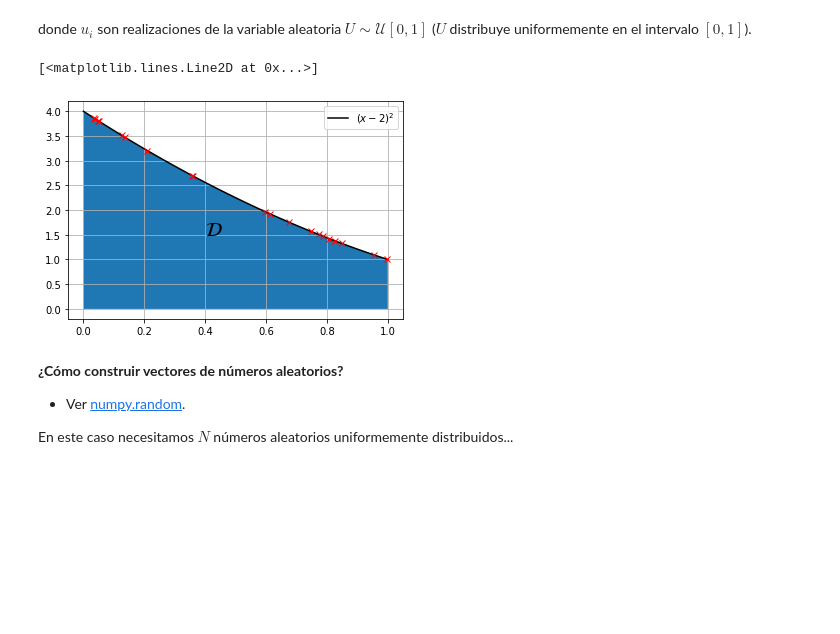
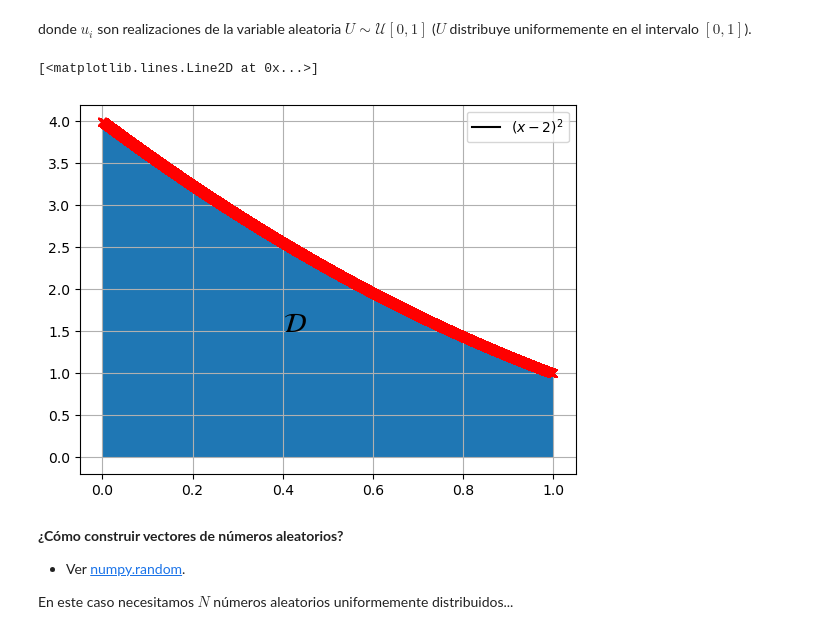
Before and after one commit to ErikVegaC/hello-world, a Jupyter notebook: 03 IntegracionMontecarlo .ipynb, the cells around one changed output. Drawn from its saved outputs; the diff is of its cells as text; code cells hidden in the pictures; blank space fills up the shorter version.

```diff
--- a/03 IntegracionMontecarlo .ipynb
+++ b/03 IntegracionMontecarlo .ipynb
@@ -96,19 +96,21 @@ $$A(\mathcal{D})=\int_{0}^{1}(x-2)^2\text{d}x=\int_{0}^{1}f(x)\text{d}x\approx \
 # %% [markdown]
 donde $u_i$ son realizaciones de la variable aleatoria $U\sim\mathcal{U}\left[0,1\right]$ ($U$ distribuye uniformemente en el intervalo $\left[0,1\right]$).
 # %%
+
+
 plt.figure()
 plt.plot(x, y, "k", label="$(x-2)^2$")
 plt.text(0.4, 1.5, "$\mathcal{D}$", fontsize=20)
 plt.fill_between(x, y)
 plt.legend(loc="best")
 plt.grid()
 
-N = 20
+N = 20000
 u = np.random.rand(N)
 plt.plot(u, (u-2)**2, "xr")
 # %% [output]
 [<matplotlib.lines.Line2D at 0x...>]
-[figure, old version]
+[figure, new version]
 # %% [markdown]
 **¿Cómo construir vectores de números aleatorios?**
 - Ver [numpy.random](https://docs.scipy.org/doc/numpy-1.10.0/reference/routines.random.html).
```
Also changed, not shown: parts of 8 cells of this notebook.
